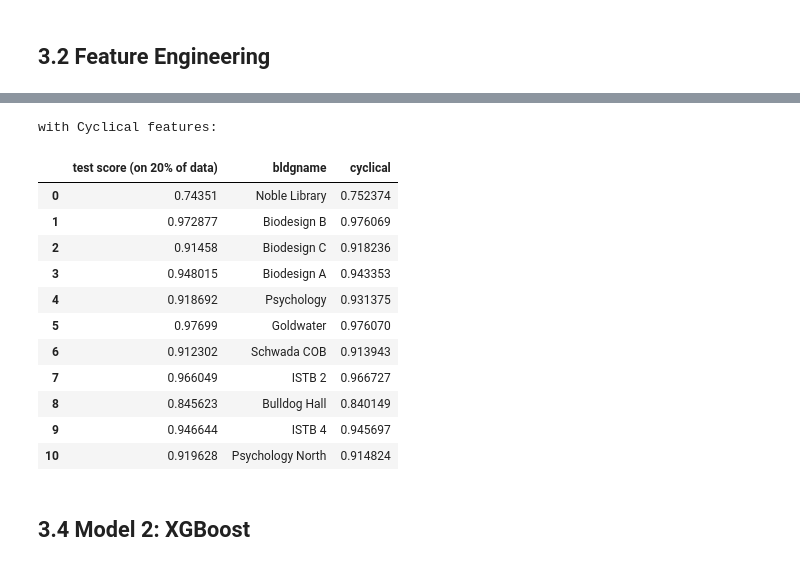
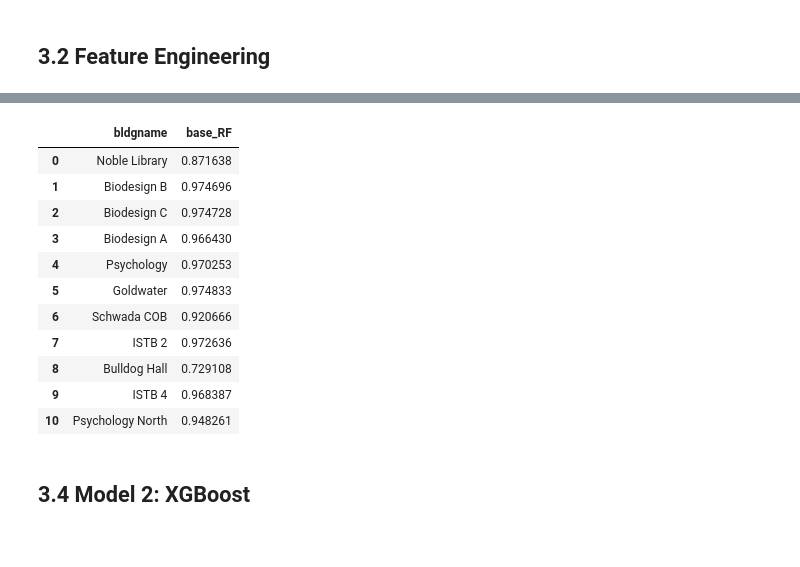
Before and after one commit to freecode23/microclimate-effects, a Jupyter notebook: microclimate_model/ML_Models2.ipynb, the cells around one changed output, grey strips where cells are left out. Drawn from its saved outputs; the diff is of its cells as text; code cells hidden in the pictures.

Commit message:
add modelling function

```diff
--- a/microclimate_model/ML_Models2.ipynb
+++ b/microclimate_model/ML_Models2.ipynb
@@ -278,0 +260,6 @@ Bldg_cyclic[0].plot.scatter('Month_sin', 'Month_cos', ax = ax[1,1]).set_aspect('
+# %%
+### Create scores dataframe and add building names ###
+scores_df = pd.DataFrame(columns = {"bldgname"})
+for i in range(len(Bldg)):
+    scores_df = scores_df.append({'bldgname': Bldg[i]['bldgname'].unique()[0]}, ignore_index=True)
+scores_df
@@ -333,44 +309,24 @@ without Cyclical features:
-# %%
-for i in range(len(Bldg_cyclic)):
-
-    # drop na values if in dataframe
-    if (Bldg_cyclic[i].isnull().values.any() == True):
-        Bldg_cyclic[i] = Bldg_cyclic[i].dropna()
-
-    # split data into X and y
-    X = Bldg_cyclic[i].drop(columns=['Date', 'Time','bldgname','HTmmBTU','Date_Time', 'CHWTON','CHWTON/SQFT'])
-    y = Bldg_cyclic[i]['CHWTON']
-
-    # Train-Test Split
-    X_train, X_test, y_train, y_test = train_test_split(X, y, test_size=0.2, random_state=20)
-
-    # Train data
-    base_RF.fit(X_train, y_train)
-
-    # Get prediction
-    y_pred = base_RF.predict(X_test)
-    ModelPred = pd.DataFrame({'Actual CHWTON':y_test, 'Predicted CHWTON':y_pred})
-    ModelPred = ModelPred.sort_index()
-
-    # Save scores
-    score = base_RF.score(X_test, y_test)
-    rf_bld_scores.loc[i,'cyclical'] = score
-
-print('with Cyclical features: ')
-rf_bld_scores
-# %% [output]
-with Cyclical features:
-|  | test score (on 20% of data) | bldgname | cyclical |
-| 0 | 0.74351 | Noble Library | 0.752374 |
-| 1 | 0.972877 | Biodesign B | 0.976069 |
-| 2 | 0.91458 | Biodesign C | 0.918236 |
-| 3 | 0.948015 | Biodesign A | 0.943353 |
-| 4 | 0.918692 | Psychology | 0.931375 |
-| 5 | 0.97699 | Goldwater | 0.976070 |
-| 6 | 0.912302 | Schwada COB | 0.913943 |
-| 7 | 0.966049 | ISTB 2 | 0.966727 |
-| 8 | 0.845623 | Bulldog Hall | 0.840149 |
-| 9 | 0.946644 | ISTB 4 | 0.945697 |
-| 10 | 0.919628 | Psychology North | 0.914824 |
+# %%
+base_RF = RandomForestRegressor(n_estimators = 100, random_state = 42)
+
+# 1. Base RF on base data
+trainAndGetScore(base_RF, "base_RF", Bldg, scores_df)
+
+# 1. Base RF on cyclical time features
+trainAndGetScore(base_RF, "base_RF_cyclic", Bldg_cyclic, scores_df)
+scores_df
+# %% [output]
+|  | bldgname | base_RF |
+| 0 | Noble Library | 0.871638 |
+| 1 | Biodesign B | 0.974696 |
+| 2 | Biodesign C | 0.974728 |
+| 3 | Biodesign A | 0.966430 |
+| 4 | Psychology | 0.970253 |
+| 5 | Goldwater | 0.974833 |
+| 6 | Schwada COB | 0.920666 |
+| 7 | ISTB 2 | 0.972636 |
+| 8 | Bulldog Hall | 0.729108 |
+| 9 | ISTB 4 | 0.968387 |
+| 10 | Psychology North | 0.948261 |
 # %% [markdown]
 ## 3.4 Model 2: XGBoost
```
Also changed, not shown: parts of 13 cells of this notebook.
